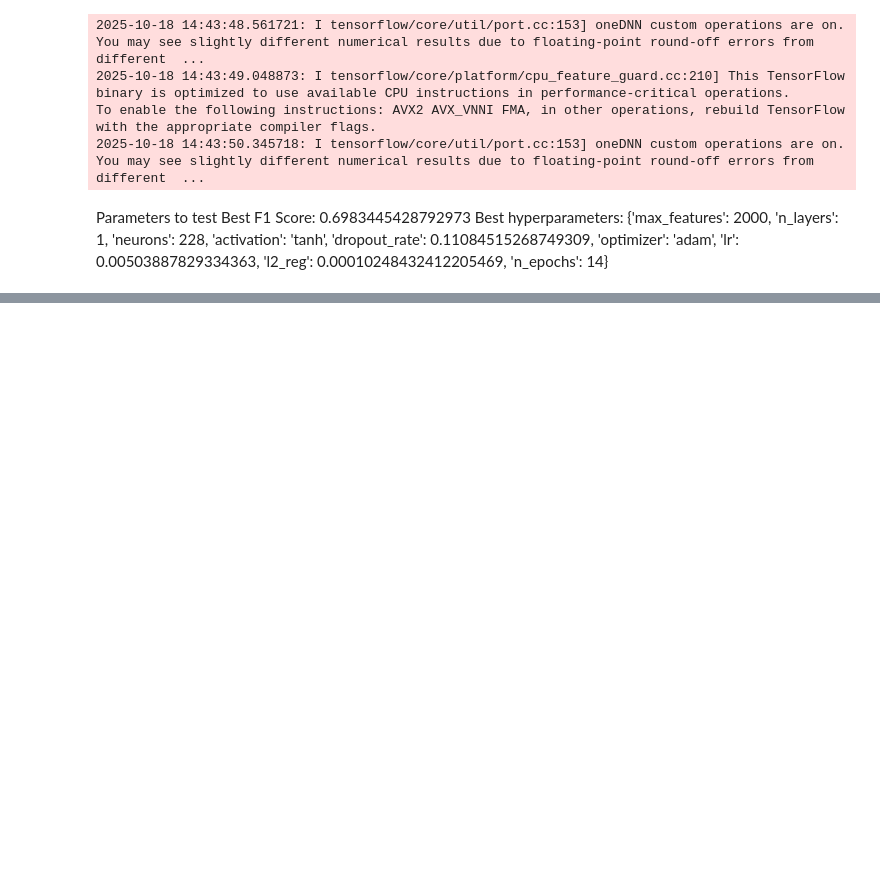
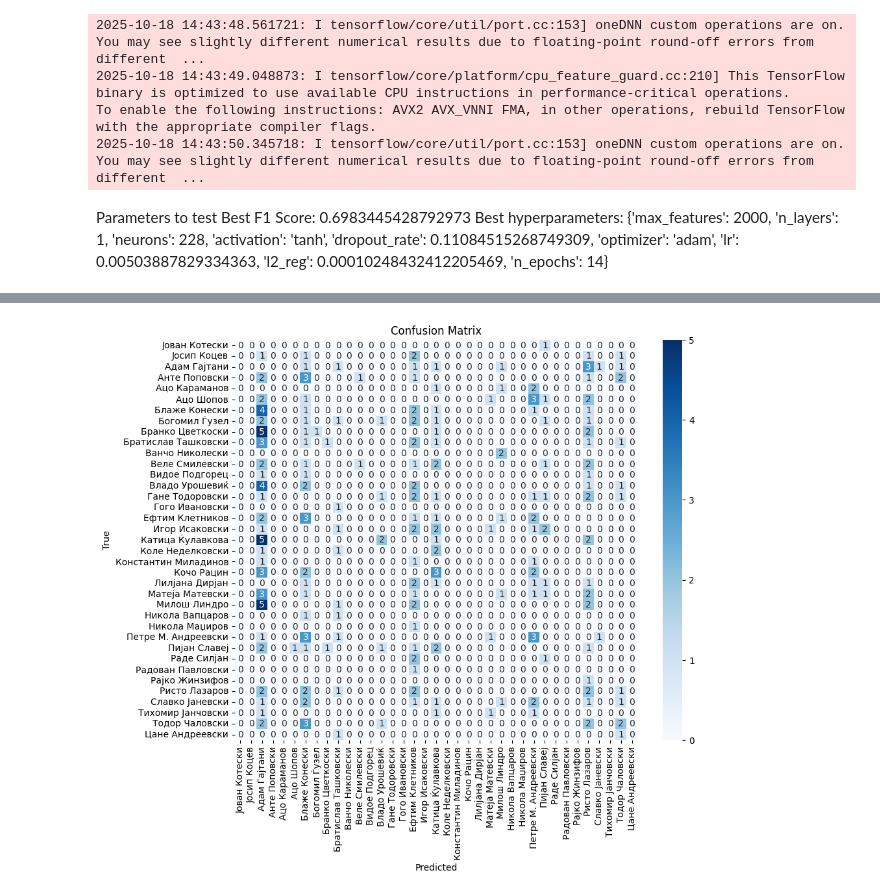
Before and after one commit to IvanNikolovBT/Diploma-Thesis, a Jupyter notebook: classification/categorization_tests.ipynb, the cells around one changed output, grey strips where cells are left out. Saved outputs shown, nothing was run; the diff lists cells and outputs as text; code cells hidden in the pictures; blank space fills up the shorter version.

```diff
--- a/classification/categorization_tests.ipynb
+++ b/classification/categorization_tests.ipynb
@@ -173,0 +154,97 @@ Name: count, dtype: int64
+# %%
+import os
+os.environ["CUDA_VISIBLE_DEVICES"] = "-1"
+os.environ['TF_CPP_MIN_LOG_LEVEL'] = '2'
+import tensorflow as tf
+tf.config.set_visible_devices([], 'GPU')  # Explicitly disable GPU
+print("Num GPUs Available: ", len(tf.config.list_physical_devices('GPU')))
+from tensorflow import keras
+from tensorflow.keras import layers, regularizers
+import pandas as pd
+import numpy as np
+from sklearn.feature_extraction.text import TfidfVectorizer
+from sklearn.preprocessing import LabelEncoder
+from sklearn.metrics import f1_score, confusion_matrix
+import seaborn as sns
+import matplotlib.pyplot as plt
+
+# Best hyperparameters
+best_params = {
+    'max_features': 4619,
+    'n_layers': 1,
+    'neurons': 567,
+    'activation': 'tanh',
+    'dropout_rate': 0.3406819279083615,
+    'optimizer': 'rmsprop',
+    'lr': 0.0007878787378953067,
+    'l2_reg': 3.145848564707723e-05,
+    'n_epochs': 41,
+    'min_df': 3,
+    'max_df': 0.8904674508605334,
+    'ngram_range': (1, 1)
+}
+
+# Load training dataset
+TRAIN_CSV = "cleaned_songs.csv"
+df_train = pd.read_csv(TRAIN_CSV)
+df_train['song_text'] = df_train['song_text'].str.lower()
+
+# Vectorize text
+vectorizer = TfidfVectorizer(
+    max_features=best_params['max_features'],
+    ngram_range=best_params['ngram_range'],
+    min_df=best_params['min_df'],
+    max_df=best_params['max_df']
+)
+X_train = vectorizer.fit_transform(df_train['song_text']).toarray()
+
+# Encode labels
+label_encoder = LabelEncoder()
+y_train = label_encoder.fit_transform(df_train['author'])
+num_classes = len(label_encoder.classes_)
+
+# Build feedforward neural network model
+model = keras.Sequential()
+model.add(layers.Input(shape=(X_train.shape[1],)))
+for i in range(best_params['n_layers']):
+    model.add(layers.Dense(
+        best_params['neurons'],
+        activation=best_params['activation'],
+        kernel_regularizer=regularizers.l2(best_params['l2_reg'])
+    ))
+    model.add(layers.Dropout(best_params['dropout_rate']))
+model.add(layers.Dense(num_classes, activation="softmax"))
+
+# Compile model
+optimizer = keras.optimizers.RMSprop(learning_rate=best_params['lr'])
+model.compile(loss="sparse_categorical_crossentropy", optimizer=optimizer, metrics=["accuracy"])
+
+# Train model
+model.fit(X_train, y_train, epochs=best_params['n_epochs'], batch_size=32, verbose=1)
+
+# Load evaluation dataset
+EVAL_CSV = "../author_songs_created_only_with_styles.csv"
+df_eval = pd.read_csv(EVAL_CSV)
+df_eval['new_song'] = df_eval['new_song'].str.lower()
+X_eval = vectorizer.transform(df_eval['new_song']).toarray()
+mask = df_eval['author'].isin(label_encoder.classes_)
+X_eval = X_eval[mask.values]
+y_eval = df_eval['author'][mask].values
+y_eval_encoded = label_encoder.transform(y_eval)
+
+# Evaluate
+y_pred = np.argmax(model.predict(X_eval, verbose=0), axis=1)
+f1 = f1_score(y_eval_encoded, y_pred, average="weighted")
+print("F1 score on evaluation dataset:", f1)
+cm = confusion_matrix(y_eval_encoded, y_pred)
+print("Confusion matrix:\n", cm)
+
+# Plot confusion matrix as a seaborn heatmap
+plt.figure(figsize=(10, 8))
+sns.heatmap(cm, annot=True, fmt='d', cmap='Blues',
+            xticklabels=label_encoder.classes_, yticklabels=label_encoder.classes_)
+plt.title('Confusion Matrix')
+plt.xlabel('Predicted')
+plt.ylabel('True')
+plt.show()
+# %% [output]
@@ -173,0 +270 @@ Name: count, dtype: int64
+[figure, added]
```
Also changed, not shown: parts of 3 cells of this notebook, 4 other files.
